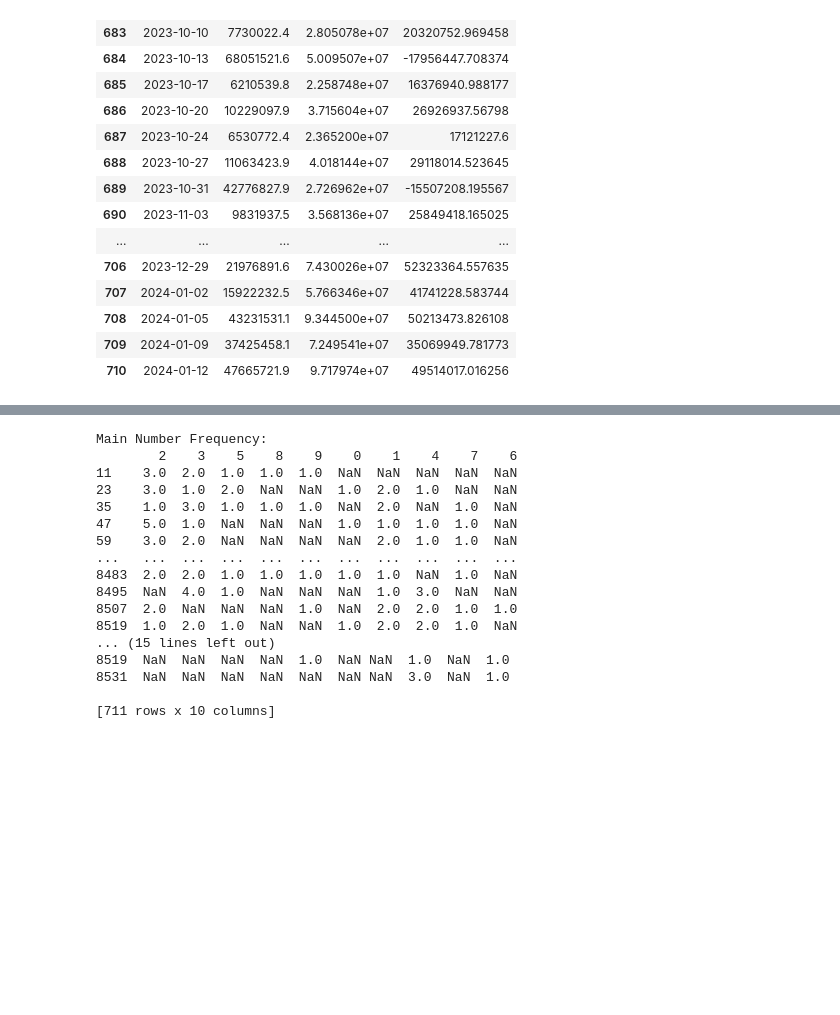
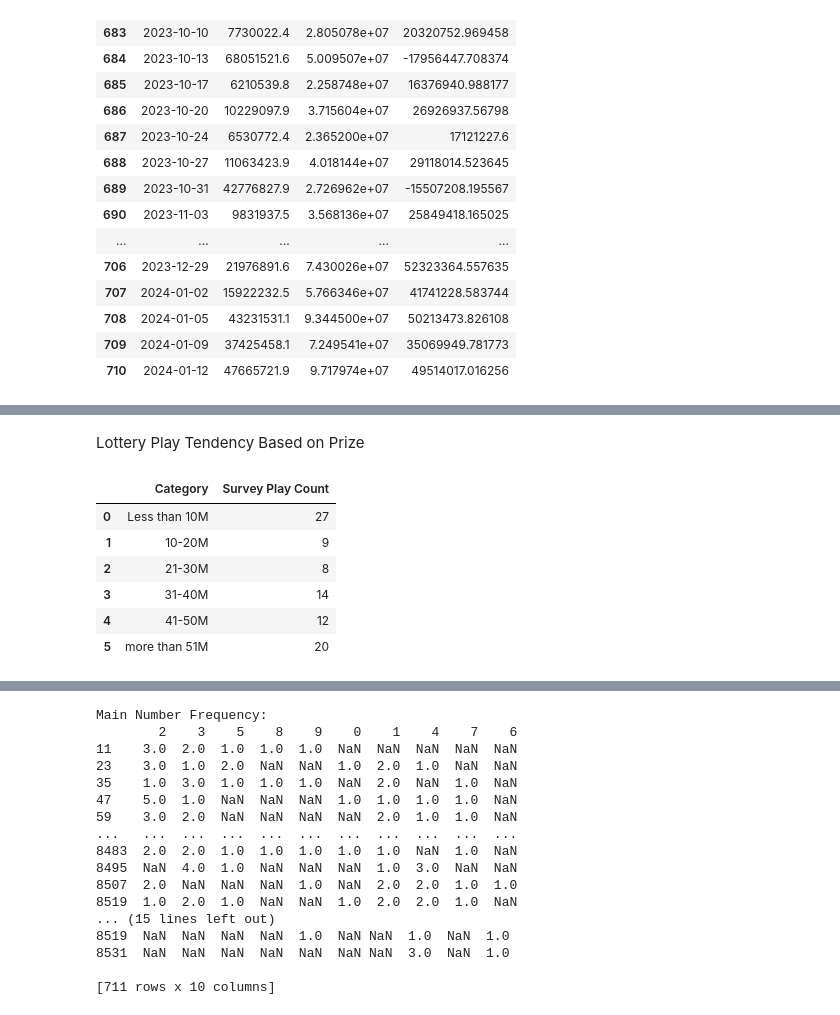
Before and after one commit to berna-ozer/Mid-Project-EuroJackpot-Prediction, a Jupyter notebook: eurojackpot.ipynb, the cells around one changed output, grey strips where cells are left out. Drawn from its saved outputs; the diff is of its cells as text; code cells hidden in the pictures; blank space fills up the shorter version.

```diff
--- a/eurojackpot.ipynb
+++ b/eurojackpot.ipynb
@@ -455,0 +506,15 @@ company_profit_df.tail(30)
+# %% [markdown]
+Lottery Play Tendency Based on Prize
+# %%
+survey_prize_data = pd.DataFrame(
+    {'Category': ['Less than 10M', '10-20M','21-30M', '31-40M', '41-50M', 'more than 51M'],
+     'Survey Play Count' : [27,9,8,14,12,20]})
+survey_prize_data
+# %% [output]
+|  | Category | Survey Play Count |
+| 0 | Less than 10M | 27 |
+| 1 | 10-20M | 9 |
+| 2 | 21-30M | 8 |
+| 3 | 31-40M | 14 |
+| 4 | 41-50M | 12 |
+| 5 | more than 51M | 20 |
```
Also changed, not shown: parts of 8 cells of this notebook.
